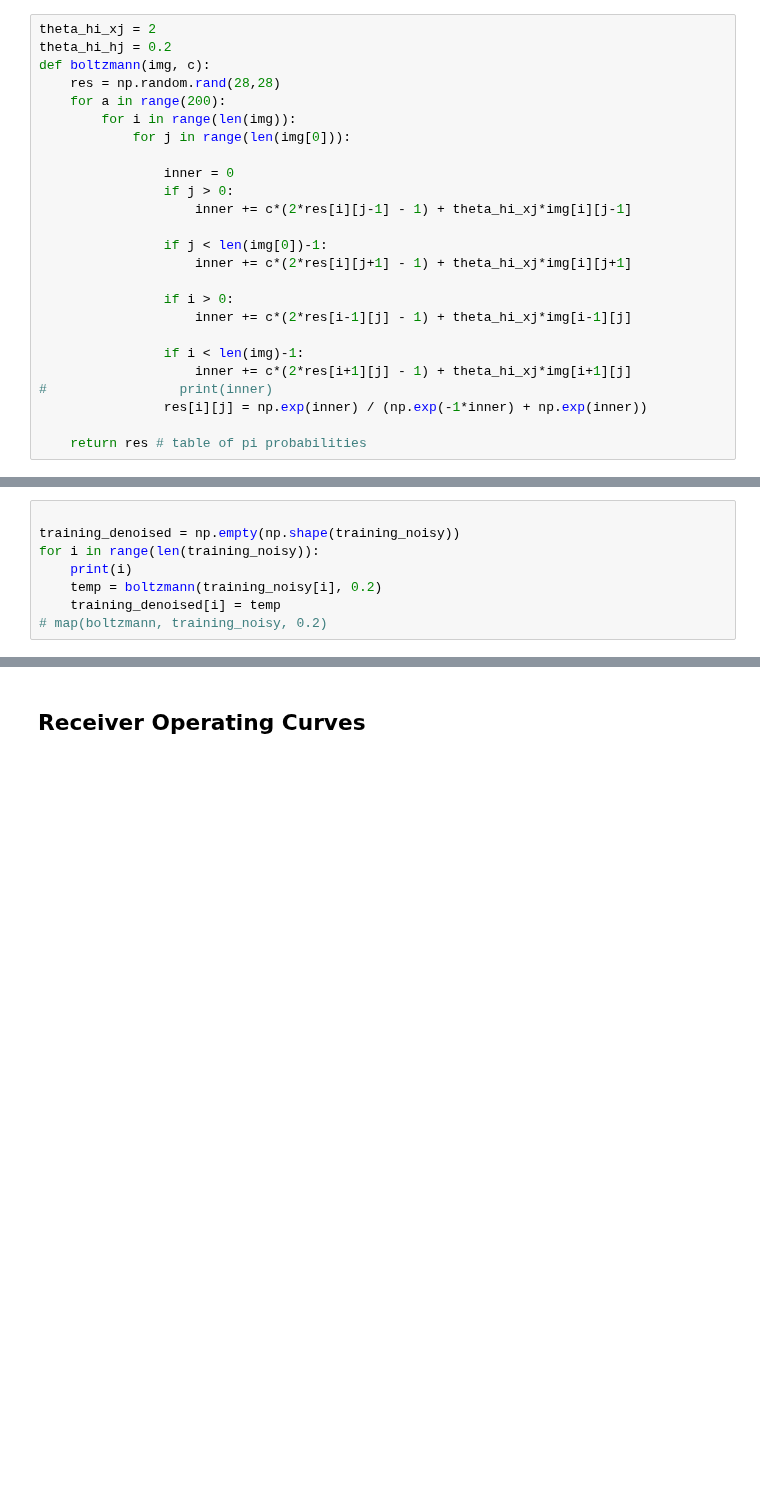
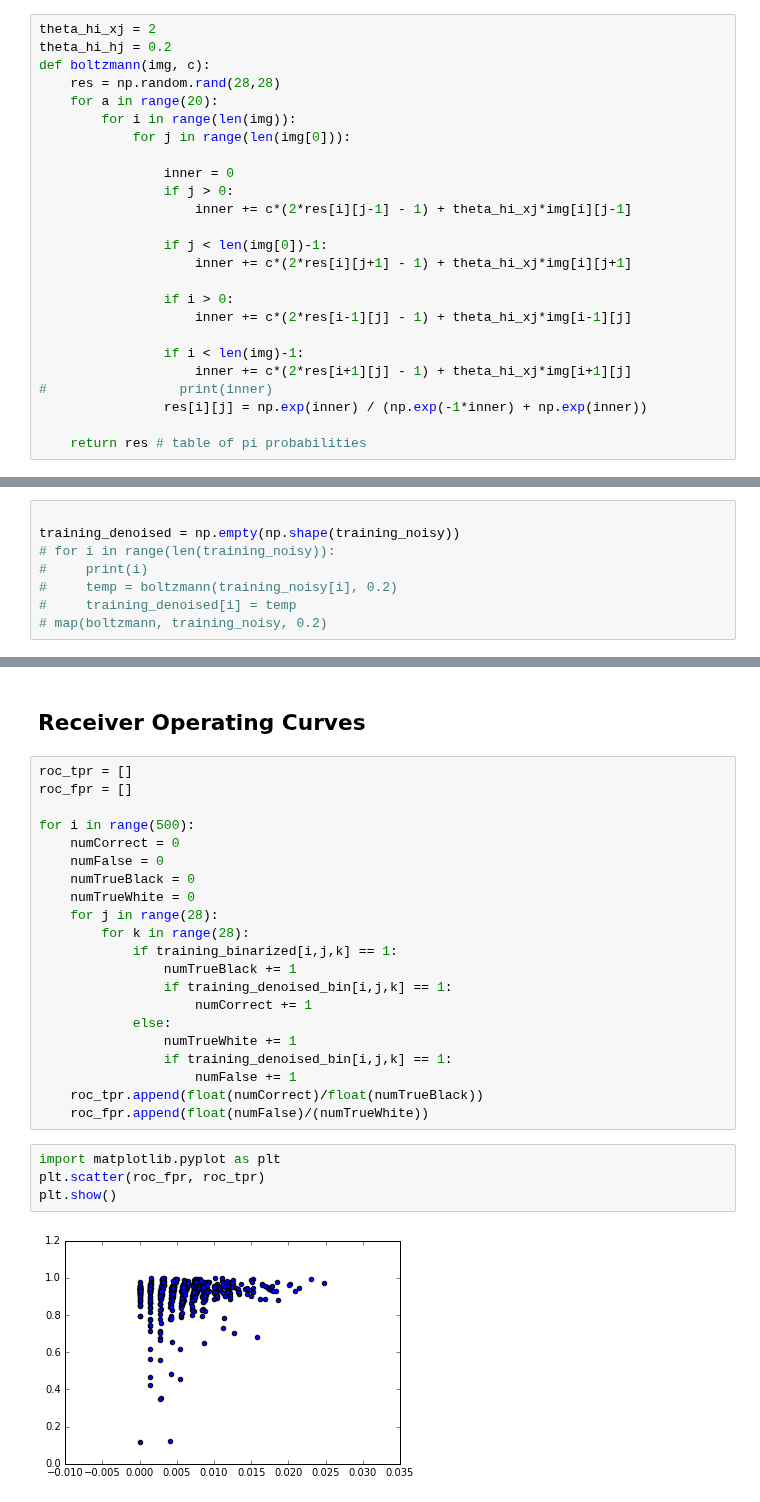
Before and after one commit to Salil999/applied_machine_learning, a Jupyter notebook: hw7/hw7.ipynb, the cells around one changed output, grey strips where cells are left out. Cells and saved outputs as stored; diff of their text form; blank space fills up the shorter version.

```diff
--- a/hw7/hw7.ipynb
+++ b/hw7/hw7.ipynb
@@ -28,7 +30,7 @@ theta_hi_xj = 2
 theta_hi_hj = 0.2
 def boltzmann(img, c):
     res = np.random.rand(28,28)
-    for a in range(200):
+    for a in range(20):
         for i in range(len(img)):
             for j in range(len(img[0])):
 
@@ -58,10 +60,10 @@ def boltzmann_parallel(imgs,c):
 # %%
 
 training_denoised = np.empty(np.shape(training_noisy))
-for i in range(len(training_noisy)):
-    print(i)
-    temp = boltzmann(training_noisy[i], 0.2)
-    training_denoised[i] = temp
+# for i in range(len(training_noisy)):
+#     print(i)
+#     temp = boltzmann(training_noisy[i], 0.2)
+#     training_denoised[i] = temp
 # map(boltzmann, training_noisy, 0.2)
 # %%
 # denoise all 500 images in parallel
@@ -103,2 +131,29 @@ show(zipped_s[-1][0]) # least accurate reconstruction
 # %% [markdown]
 ## Receiver Operating Curves
+# %%
+roc_tpr = []
+roc_fpr = []
+
+for i in range(500):
+    numCorrect = 0
+    numFalse = 0
+    numTrueBlack = 0
+    numTrueWhite = 0
+    for j in range(28):
+        for k in range(28):
+            if training_binarized[i,j,k] == 1:
+                numTrueBlack += 1
+                if training_denoised_bin[i,j,k] == 1:
+                    numCorrect += 1
+            else:
+                numTrueWhite += 1
+                if training_denoised_bin[i,j,k] == 1:
+                    numFalse += 1
+    roc_tpr.append(float(numCorrect)/float(numTrueBlack))
+    roc_fpr.append(float(numFalse)/(numTrueWhite))
+# %%
+import matplotlib.pyplot as plt
+plt.scatter(roc_fpr, roc_tpr)
+plt.show()
+# %% [output]
+[figure, added]
```
Also changed, not shown: parts of 5 cells of this notebook.
